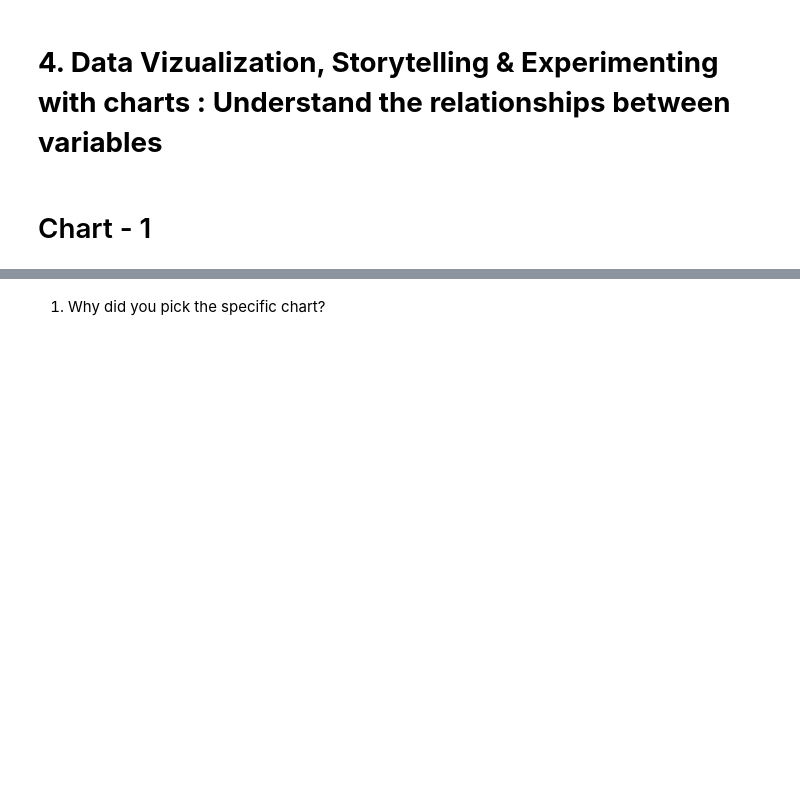
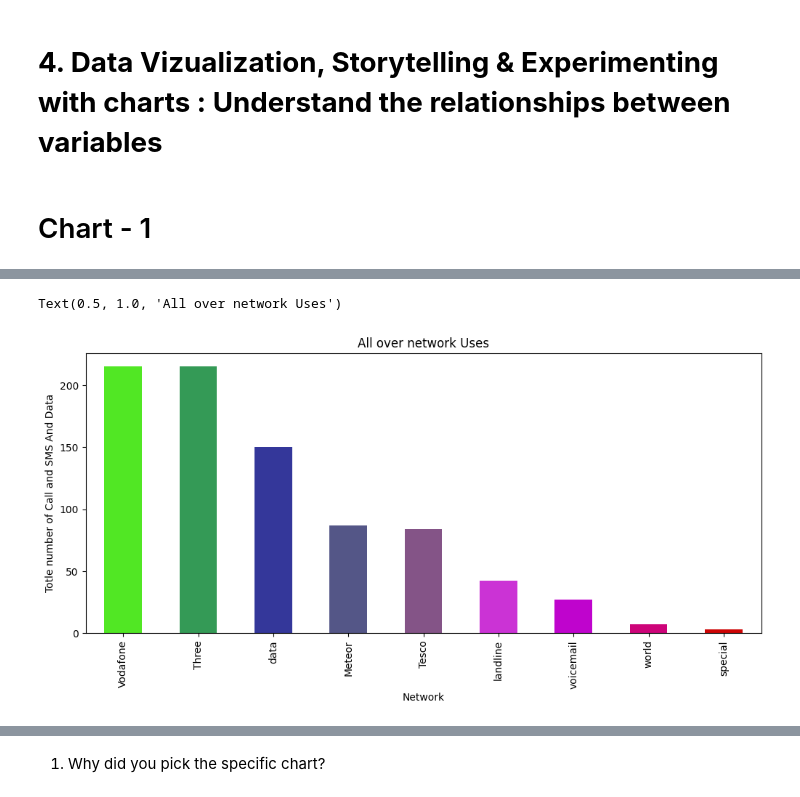
Before and after one commit to Jit562/EDA_PHONE_DATA_CAPTIONS_PROJECT, a Jupyter notebook: EDA_PHONE_DATA_PROJECT.ipynb, the cells around one changed output, grey strips where cells are left out. Cells and saved outputs as stored; diff of their text form; code cells hidden in the pictures; blank space fills up the shorter version.

```diff
--- a/EDA_PHONE_DATA_PROJECT.ipynb
+++ b/EDA_PHONE_DATA_PROJECT.ipynb
@@ -321,0 +620,11 @@ Answer Here.
+# %%
+df['duration'] = df['duration'].astype(int)
+# %%
+bar_colors = ['#51E724', '#349A56', '#34379A', '#545687','#845487', '#CB33D5', '#BF04CD', '#CD0479','#CD0404']
+df['network'].value_counts().plot(kind = 'bar', color=bar_colors)
+plt.xlabel('Network')
+plt.ylabel('Totle number of Call and SMS And Data')
+plt.title('All over network Uses')
+# %% [output]
+Text(0.5, 1.0, 'All over network Uses')
+[figure, added]
```
Also changed, not shown: parts of 59 cells of this notebook.
